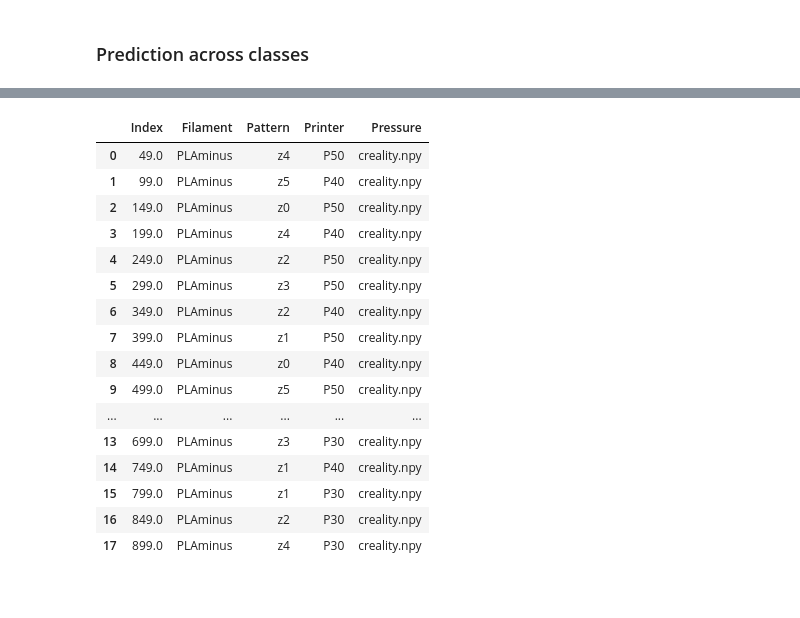
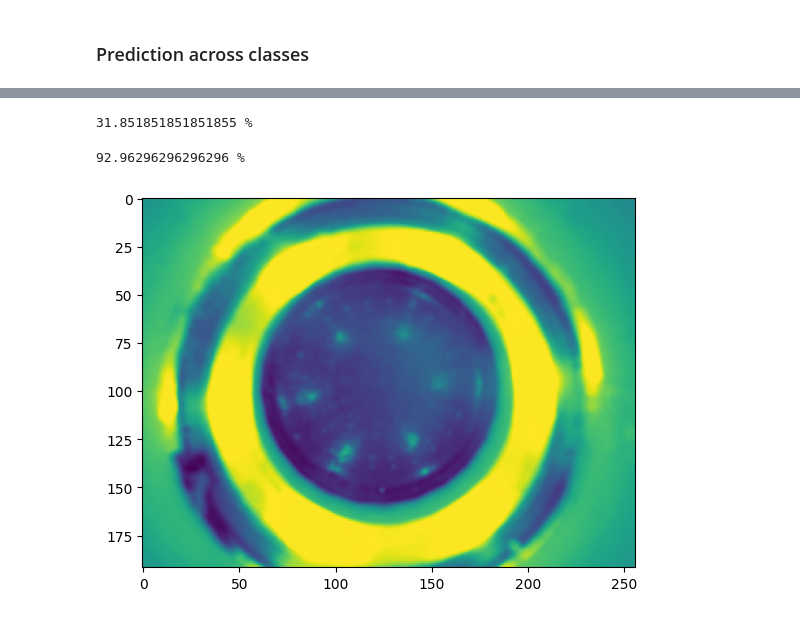
Before and after one commit to shepai/3D-textures, a Jupyter notebook: Experimental/ML.ipynb, the cells around one changed output, grey strips where cells are left out. Cells and saved outputs as stored; diff of their text form; code cells hidden in the pictures; blank space fills up the shorter version.

```diff
--- a/Experimental/ML.ipynb
+++ b/Experimental/ML.ipynb
@@ -87,20 +115,0 @@ print(y.shape,subX.shape)
-# %%
-dataset
-# %% [output]
-|  | Index | Filament | Pattern | Printer | Pressure |
-| 0 | 49.0 | PLAminus | z4 | P50 | creality.npy |
-| 1 | 99.0 | PLAminus | z5 | P40 | creality.npy |
-| 2 | 149.0 | PLAminus | z0 | P50 | creality.npy |
-| 3 | 199.0 | PLAminus | z4 | P40 | creality.npy |
-| 4 | 249.0 | PLAminus | z2 | P50 | creality.npy |
-| 5 | 299.0 | PLAminus | z3 | P50 | creality.npy |
-| 6 | 349.0 | PLAminus | z2 | P40 | creality.npy |
-| 7 | 399.0 | PLAminus | z1 | P50 | creality.npy |
-| 8 | 449.0 | PLAminus | z0 | P40 | creality.npy |
-| 9 | 499.0 | PLAminus | z5 | P50 | creality.npy |
-| ... | ... | ... | ... | ... | ... |
-| 13 | 699.0 | PLAminus | z3 | P30 | creality.npy |
-| 14 | 749.0 | PLAminus | z1 | P40 | creality.npy |
-| 15 | 799.0 | PLAminus | z1 | P30 | creality.npy |
-| 16 | 849.0 | PLAminus | z2 | P30 | creality.npy |
-| 17 | 899.0 | PLAminus | z4 | P30 | creality.npy |
@@ -106,0 +121,30 @@ dataset
+# %%
+
+
+train_X, test_X, train_y, test_y = train_test_split(subX.reshape((len(subX),-1)), y, test_size=0.6, random_state=np.random.randint(0,100))
+
+svm_model = SVC(decision_function_shape='ovo')
+# Train the SVM model
+svm_model.fit(train_X, train_y)
+# Make predictions on the test set
+y_pred = svm_model.predict(test_X)
+
+accuracy = accuracy_score(test_y, y_pred)
+print(accuracy * 100, "%")
+# %% [output]
+31.851851851851855 %
+# %%
+clf = RandomForestClassifier(max_depth=50, random_state=0)
+clf.fit(train_X, train_y)
+y_pred = clf.predict(test_X)
+accuracy = accuracy_score(test_y, y_pred)
+print(accuracy * 100, "%")
+# %% [output]
+92.96296296296296 %
+# %%
+import matplotlib.pyplot as plt
+
+plt.imshow(X[np.random.randint(0,500)])
+plt.show()
+# %% [output]
+[figure, added]
```
Also changed, not shown: parts of 8 cells of this notebook.
